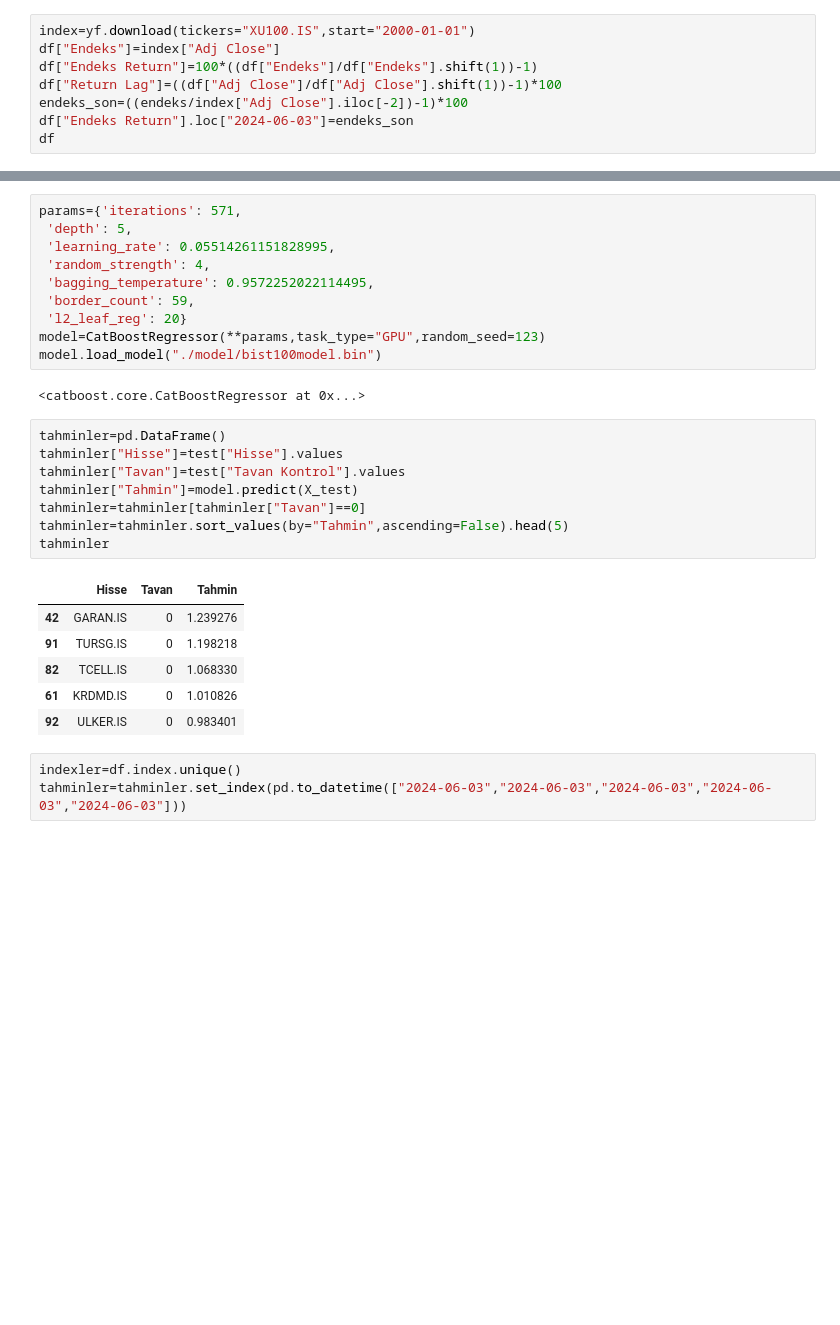
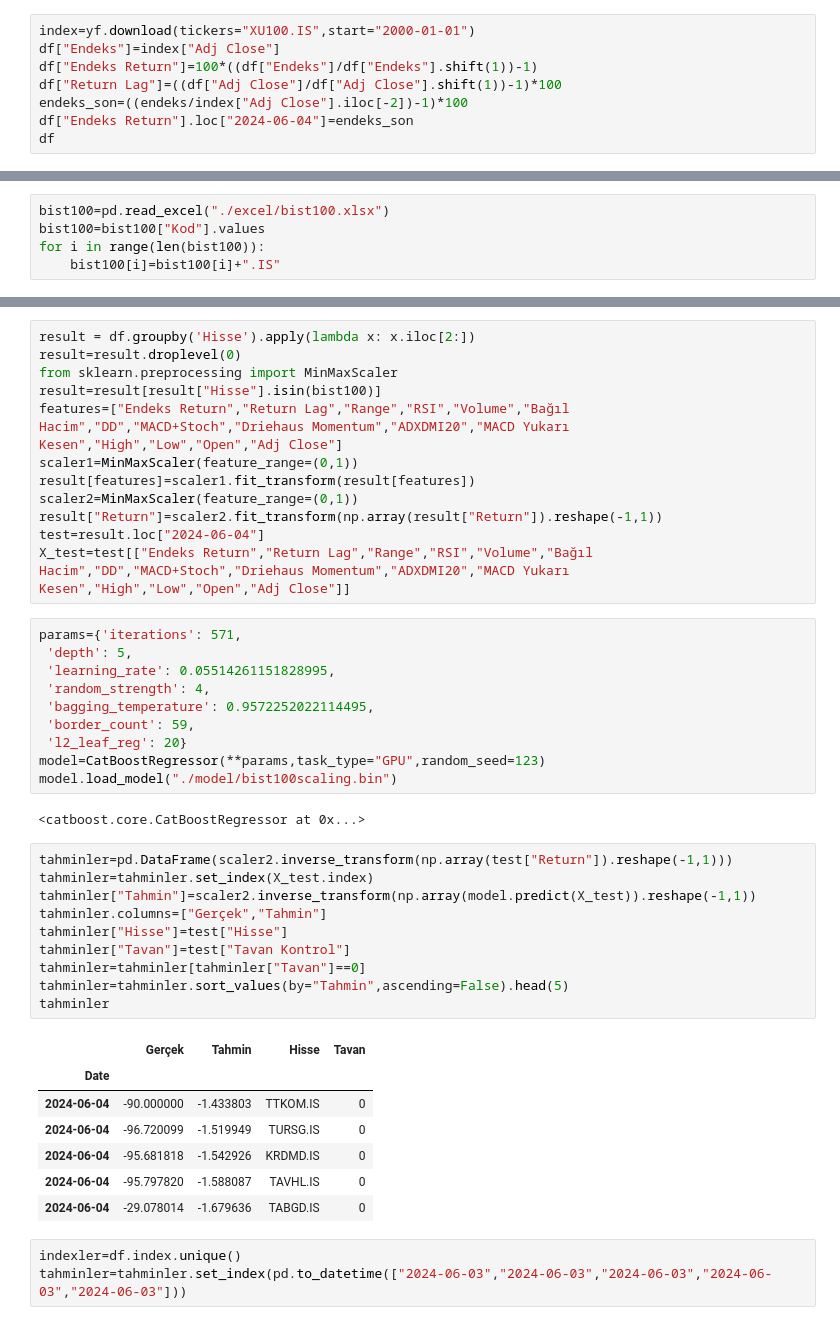
Before and after one commit to kaboya19/AI_Trade, a Jupyter notebook: canlı_trade_bist100.ipynb, the cells around one changed output, grey strips where cells are left out. Saved outputs shown, nothing was run; the diff lists cells and outputs as text; blank space fills up the shorter version.

```diff
--- a/canlı_trade_bist100.ipynb
+++ b/canlı_trade_bist100.ipynb
@@ -265,7 +326,7 @@ df["Endeks"]=index["Adj Close"]
 df["Endeks Return"]=100*((df["Endeks"]/df["Endeks"].shift(1))-1)
 df["Return Lag"]=((df["Adj Close"]/df["Adj Close"].shift(1))-1)*100
 endeks_son=((endeks/index["Adj Close"].iloc[-2])-1)*100
-df["Endeks Return"].loc["2024-06-03"]=endeks_son
+df["Endeks Return"].loc["2024-06-04"]=endeks_son
 df
 # %% [output]
 [*********************100%%**********************]  1 of 1 completed
@@ -303,0 +361,5 @@ X_test=test.drop(["High","Low","Open","Adj Close","Hisse","Return","Endeks","Tav
+# %%
+bist100=pd.read_excel("./excel/bist100.xlsx")
+bist100=bist100["Kod"].values
+for i in range(len(bist100)):
+    bist100[i]=bist100[i]+".IS"
@@ -304,3 +392,15 @@ X_test=test.drop(["High","Low","Open","Adj Close","Hisse","Return","Endeks","Tav
+# %%
+result = df.groupby('Hisse').apply(lambda x: x.iloc[2:])
+result=result.droplevel(0)
+from sklearn.preprocessing import MinMaxScaler
+result=result[result["Hisse"].isin(bist100)]
+features=["Endeks Return","Return Lag","Range","RSI","Volume","Bağıl Hacim","DD","MACD+Stoch","Driehaus Momentum","ADXDMI20","MACD Yukarı Kesen","High","Low","Open","Adj Close"]
+scaler1=MinMaxScaler(feature_range=(0,1))
+result[features]=scaler1.fit_transform(result[features])
+scaler2=MinMaxScaler(feature_range=(0,1))
+result["Return"]=scaler2.fit_transform(np.array(result["Return"]).reshape(-1,1))
+test=result.loc["2024-06-04"]
+X_test=test[["Endeks Return","Return Lag","Range","RSI","Volume","Bağıl Hacim","DD","MACD+Stoch","Driehaus Momentum","ADXDMI20","MACD Yukarı Kesen","High","Low","Open","Adj Close"]]
 # %%
 params={'iterations': 571,
  'depth': 5,
@@ -310,24 +410,27 @@ params={'iterations': 571,
  'border_count': 59,
  'l2_leaf_reg': 20}
 model=CatBoostRegressor(**params,task_type="GPU",random_seed=123)
-model.load_model("./model/bist100model.bin")
+model.load_model("./model/bist100scaling.bin")
 # %% [output]
 <catboost.core.CatBoostRegressor at 0x...>
 # %%
-tahminler=pd.DataFrame()
-tahminler["Hisse"]=test["Hisse"].values
-tahminler["Tavan"]=test["Tavan Kontrol"].values
-tahminler["Tahmin"]=model.predict(X_test)
+tahminler=pd.DataFrame(scaler2.inverse_transform(np.array(test["Return"]).reshape(-1,1)))
+tahminler=tahminler.set_index(X_test.index)
+tahminler["Tahmin"]=scaler2.inverse_transform(np.array(model.predict(X_test)).reshape(-1,1))
+tahminler.columns=["Gerçek","Tahmin"]
+tahminler["Hisse"]=test["Hisse"]
+tahminler["Tavan"]=test["Tavan Kontrol"]
 tahminler=tahminler[tahminler["Tavan"]==0]
 tahminler=tahminler.sort_values(by="Tahmin",ascending=False).head(5)
 tahminler
 # %% [output]
-|  | Hisse | Tavan | Tahmin |
-| 42 | GARAN.IS | 0 | 1.239276 |
-| 91 | TURSG.IS | 0 | 1.198218 |
-| 82 | TCELL.IS | 0 | 1.068330 |
-| 61 | KRDMD.IS | 0 | 1.010826 |
-| 92 | ULKER.IS | 0 | 0.983401 |
+|  | Gerçek | Tahmin | Hisse | Tavan |
+| Date |  |  |  |  |
+| 2024-06-04 | -90.000000 | -1.433803 | TTKOM.IS | 0 |
+| 2024-06-04 | -96.720099 | -1.519949 | TURSG.IS | 0 |
+| 2024-06-04 | -95.681818 | -1.542926 | KRDMD.IS | 0 |
+| 2024-06-04 | -95.797820 | -1.588087 | TAVHL.IS | 0 |
+| 2024-06-04 | -29.078014 | -1.679636 | TABGD.IS | 0 |
 # %%
 indexler=df.index.unique()
 tahminler=tahminler.set_index(pd.to_datetime(["2024-06-03","2024-06-03","2024-06-03","2024-06-03","2024-06-03"]))
```
Also changed, not shown: parts of 23 cells of this notebook, 7 other files.
